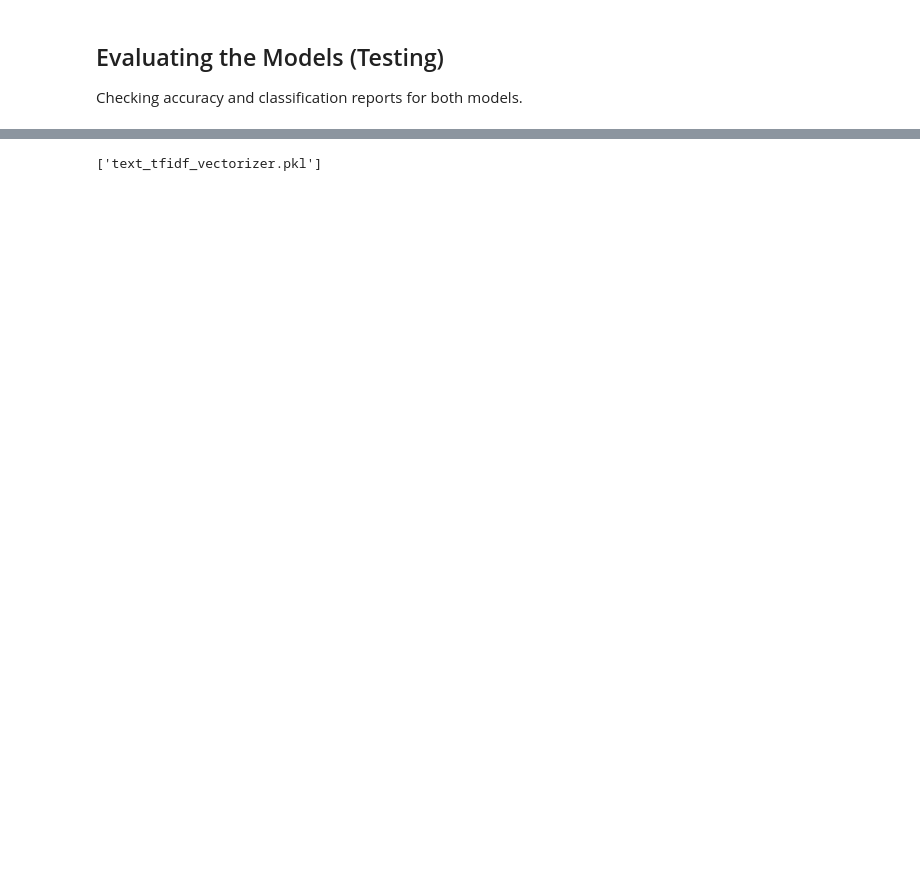
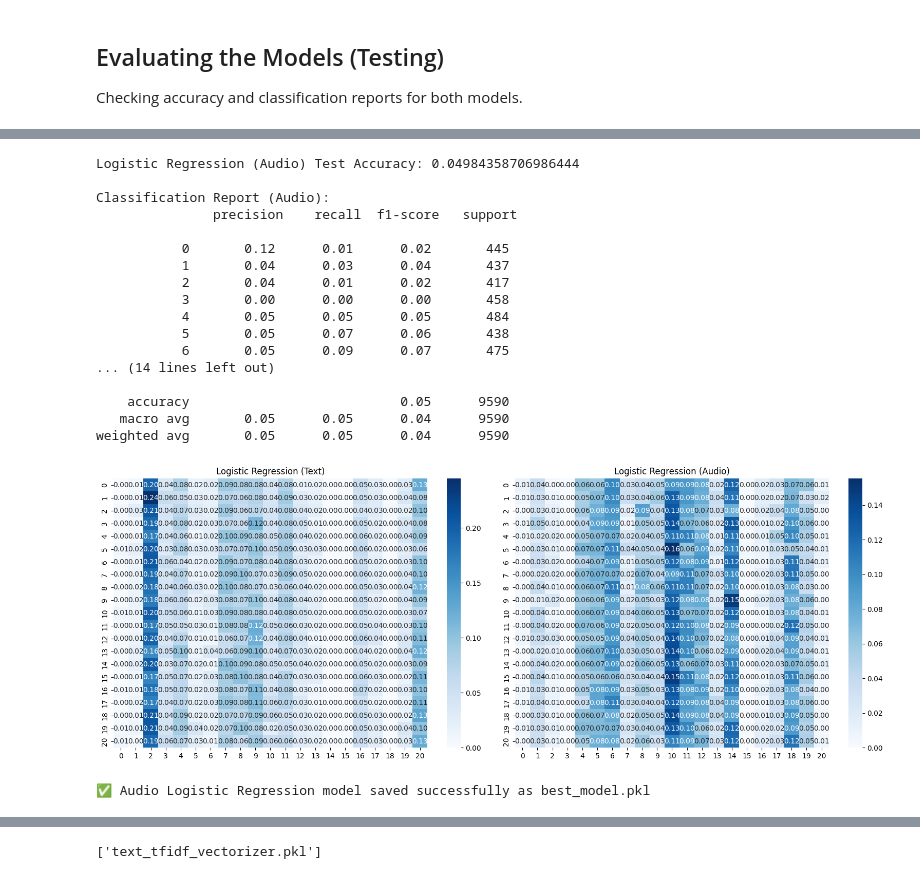
Before and after one commit to CYBERGOLD-D/Voice_Text_AI_Classifier, a Jupyter notebook: Audio_Text_CC_Full.ipynb, the cells around one changed output, grey strips where cells are left out. Drawn from its saved outputs; the diff is of its cells as text; code cells hidden in the pictures; blank space fills up the shorter version.

```diff
--- a/Audio_Text_CC_Full.ipynb
+++ b/Audio_Text_CC_Full.ipynb
@@ -1477,0 +1722,51 @@ Detailed classification report for Logistic Regression:
+# %%
+# ⚖️ Logistic Regression with Class Balancing + Hyperparameter Tuning.
+
+from sklearn.linear_model import LogisticRegression
+from sklearn.model_selection import GridSearchCV
+from sklearn.metrics import accuracy_score, classification_report, confusion_matrix
+import seaborn as sns
+import matplotlib.pyplot as plt
+
+# Define parameter grid for Logistic Regression
+param_grid_lr = {
+    "solver": ["saga", "liblinear"],
+    "C": [0.1, 1, 5],
+    "max_iter": [1000, 2000],
+    "class_weight": ["balanced"]
+}
+
+# Grid search
+grid_lr = GridSearchCV(LogisticRegression(), param_grid_lr, cv=3, n_jobs=-1)
+grid_lr.fit(X_train_text, y_train_int)
+
+print("Best Logistic Regression Params:", grid_lr.best_params_)
+
+# Evaluate best model (Text features)
+best_lr_text = grid_lr.best_estimator_
+y_test_pred_text_lr = best_lr_text.predict(X_test_text)
+
+print("Logistic Regression (Text) Test Accuracy:", accuracy_score(y_test_int, y_test_pred_text_lr))
+print("\nClassification Report (Text):\n", classification_report(y_test_int, y_test_pred_text_lr, zero_division=0))
+
+cm_lr_text = confusion_matrix(y_test_int, y_test_pred_text_lr, normalize='true')
+
+# Train and evaluate on Audio features separately
+best_lr_audio = LogisticRegression(**grid_lr.best_params_)
+best_lr_audio.fit(X_train_audio, y_train_int)
+y_test_pred_audio_lr = best_lr_audio.predict(X_test_audio)
+
+print("Logistic Regression (Audio) Test Accuracy:", accuracy_score(y_test_int, y_test_pred_audio_lr))
+print("\nClassification Report (Audio):\n", classification_report(y_test_int, y_test_pred_audio_lr, zero_division=0))
+
+cm_lr_audio = confusion_matrix(y_test_int, y_test_pred_audio_lr, normalize='true')
+
+# Plot confusion matrices
+fig, axes = plt.subplots(1, 2, figsize=(16,6))
+sns.heatmap(cm_lr_text, annot=True, fmt=".2f", cmap="Blues", ax=axes[0])
+axes[0].set_title("Logistic Regression (Text)")
+sns.heatmap(cm_lr_audio, annot=True, fmt=".2f", cmap="Blues", ax=axes[1])
+axes[1].set_title("Logistic Regression (Audio)")
+plt.tight_layout()
+plt.show()
+# %% [output]
@@ -1477,0 +1790,27 @@ Detailed classification report for Logistic Regression:
+Logistic Regression (Audio) Test Accuracy: 0.04984358706986444
+
+Classification Report (Audio):
+               precision    recall  f1-score   support
+
+           0       0.12      0.01      0.02       445
+           1       0.04      0.03      0.04       437
+           2       0.04      0.01      0.02       417
+           3       0.00      0.00      0.00       458
+           4       0.05      0.05      0.05       484
+           5       0.05      0.07      0.06       438
+           6       0.05      0.09      0.07       475
+... (14 lines left out)
+
+    accuracy                           0.05      9590
+   macro avg       0.05      0.05      0.04      9590
+weighted avg       0.05      0.05      0.04      9590
+[figure, added]
+# %%
+import joblib
+
+# Save the best Logistic Regression model for audio
+joblib.dump(best_lr_audio, "best_model.pkl")
+
+print("✅ Audio Logistic Regression model saved successfully as best_model.pkl")
+# %% [output]
+✅ Audio Logistic Regression model saved successfully as best_model.pkl
```
Also changed, not shown: parts of 21 cells of this notebook, 2 other files.
